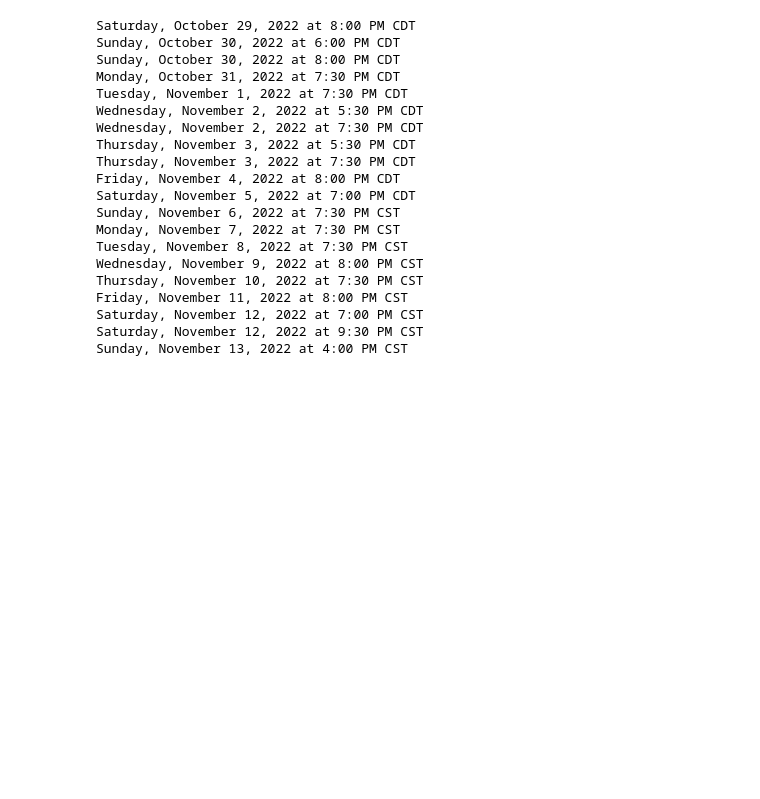
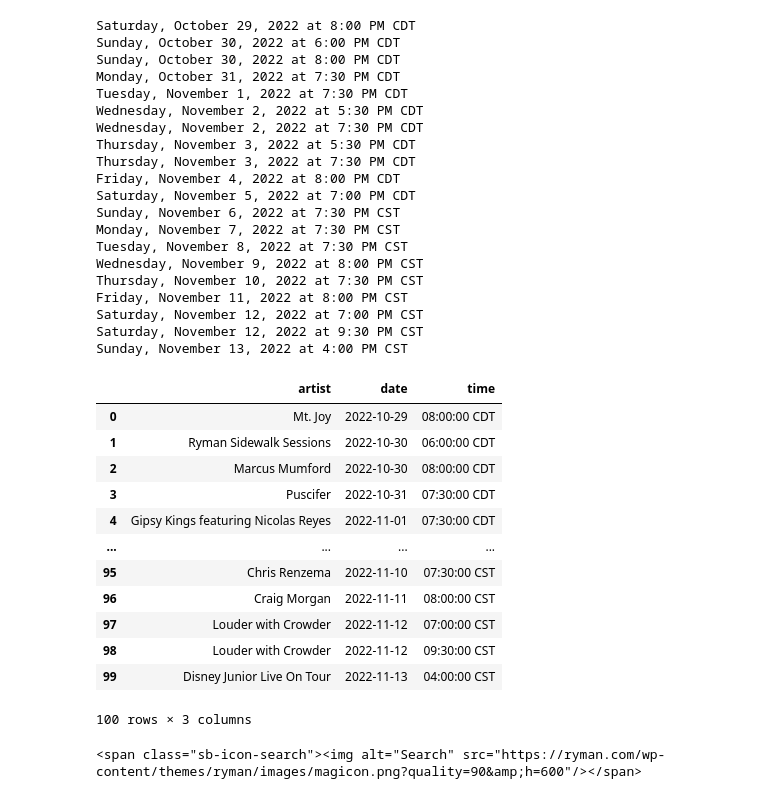
Before and after one commit to NSS-Data-Analytics-Cohort-7/web-scraping-ryman-jamorgan8, a Jupyter notebook: notebooks/ryman_web_scraper.ipynb, the cells around one changed output. Saved outputs shown, nothing was run; the diff lists cells and outputs as text; code cells hidden in the pictures; blank space fills up the shorter version.

```diff
--- a/notebooks/ryman_web_scraper.ipynb
+++ b/notebooks/ryman_web_scraper.ipynb
@@ -436,3 +380,30 @@ Friday, November 11, 2022 at 8:00 PM CST
 Saturday, November 12, 2022 at 7:00 PM CST
 Saturday, November 12, 2022 at 9:30 PM CST
 Sunday, November 13, 2022 at 4:00 PM CST
+# %%
+bigscrape = pd.DataFrame()
+perfdf = pd.DataFrame(perfbig)
+datedf = pd.DataFrame(datebig)
+timedf = pd.DataFrame(timebig)
+
+bigscrape = pd.concat([perfdf, datedf, timedf], axis = 'columns') ##concat DFs with equal rows across columns
+bigscrape.columns = ['artist', 'date', 'time']
+bigscrape
+# %% [output]
+|  | artist | date | time |
+| 0 | Mt. Joy | 2022-10-29 | 08:00:00 CDT |
+| 1 | Ryman Sidewalk Sessions | 2022-10-30 | 06:00:00 CDT |
+| 2 | Marcus Mumford | 2022-10-30 | 08:00:00 CDT |
+| 3 | Puscifer | 2022-10-31 | 07:30:00 CDT |
+| 4 | Gipsy Kings featuring Nicolas Reyes | 2022-11-01 | 07:30:00 CDT |
+| ... | ... | ... | ... |
+| 95 | Chris Renzema | 2022-11-10 | 07:30:00 CST |
+| 96 | Craig Morgan | 2022-11-11 | 08:00:00 CST |
+| 97 | Louder with Crowder | 2022-11-12 | 07:00:00 CST |
+| 98 | Louder with Crowder | 2022-11-12 | 09:30:00 CST |
+| 99 | Disney Junior Live On Tour | 2022-11-13 | 04:00:00 CST |
+100 rows × 3 columns
+# %%
+soup.find('span')
+# %% [output]
+<span class="sb-icon-search"><img alt="Search" src="https://ryman.com/wp-content/themes/ryman/images/magicon.png?quality=90&amp;h=600"/></span>
```
Also changed, not shown: parts of 22 cells of this notebook.
